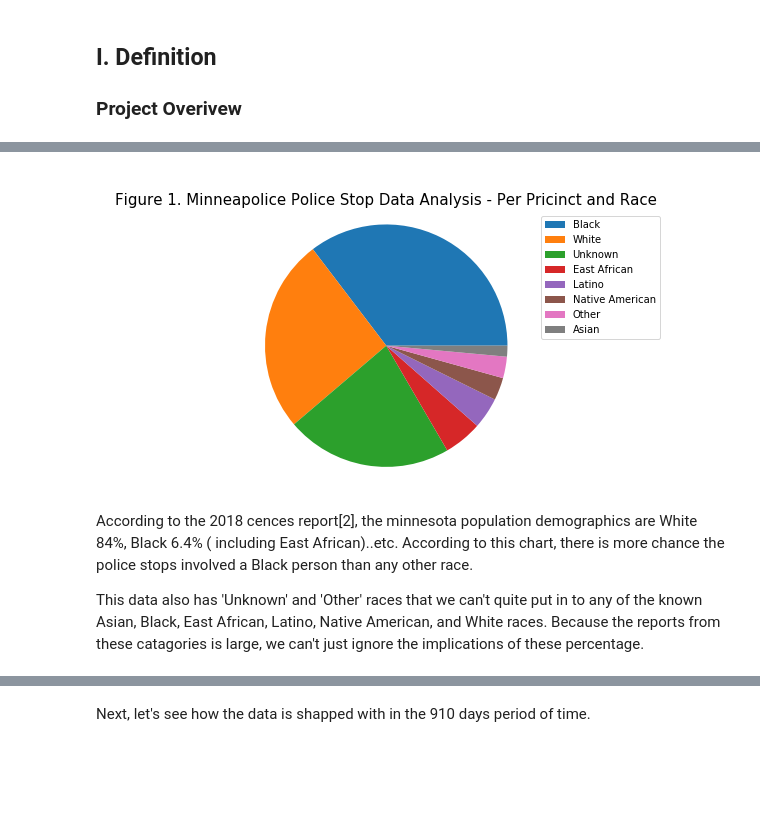
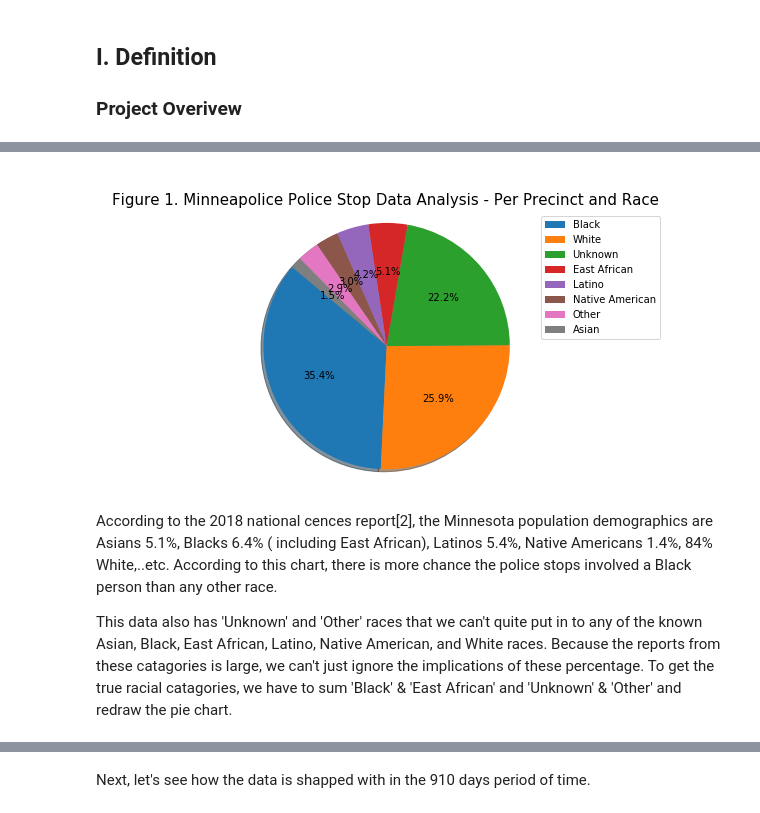
Before and after one commit to Afewerk/Capstones, a Jupyter notebook: CapstonOne #1 - Policing_Minneapolis.ipynb, the cells around one changed output, grey strips where cells are left out. Cells and saved outputs as stored; diff of their text form; code cells hidden in the pictures; blank space fills up the shorter version.

```diff
--- a/CapstonOne #1 - Policing_Minneapolis.ipynb
+++ b/CapstonOne #1 - Policing_Minneapolis.ipynb
@@ -51,15 +79,15 @@ The report is data taken for 910 days 00:00:00 days
 # %%
-#generating a pie chart on racial demographics
+#generating a pie chart with the data racial demographics
 Race = []
 Race.append(df['race'].value_counts())
 plt.figure(figsize=(10, 5))
-plt.pie(Race[0])
+plt.pie(Race[0], autopct='%1.1f%%', shadow=True, startangle=140)
 plt.legend(Race[0].index, loc='upper right')
-plt.title('\nFigure 1. Minneapolice Police Stop Data Analysis - Per Pricinct and Race',size=15)
+plt.title('\nFigure 1. Minneapolice Police Stop Data Analysis - Per Precinct and Race', size=15)
 plt.axis('equal');
 # %% [output]
-[figure, old version]
+[figure, new version]
 # %% [markdown]
-According to the 2018 cences report[2], the minnesota population demographics are White 84%, Black 6.4% ( including East African)..etc. According to this chart, there is more chance the police stops involved a Black person than any other race.
+According to the 2018 national cences report[2], the Minnesota population demographics are Asians 5.1%, Blacks 6.4% ( including East African), Latinos 5.4%, Native Americans 1.4%, 84% White,..etc. According to this chart, there is more chance the police stops involved a Black person than any other race.
 
-This data also has 'Unknown' and 'Other' races that we can't quite put in to any of the known Asian, Black, East African, Latino, Native American, and White races. Because the reports from these catagories is large, we can't just ignore the implications of these percentage.
+This data also has 'Unknown' and 'Other' races that we can't quite put in to any of the known Asian, Black, East African, Latino, Native American, and White races. Because the reports from these catagories is large, we can't just ignore the implications of these percentage. To get the true racial catagories, we have to sum 'Black' & 'East African' and 'Unknown' & 'Other' and redraw the pie chart.
```
Also changed, not shown: parts of 36 cells of this notebook.
